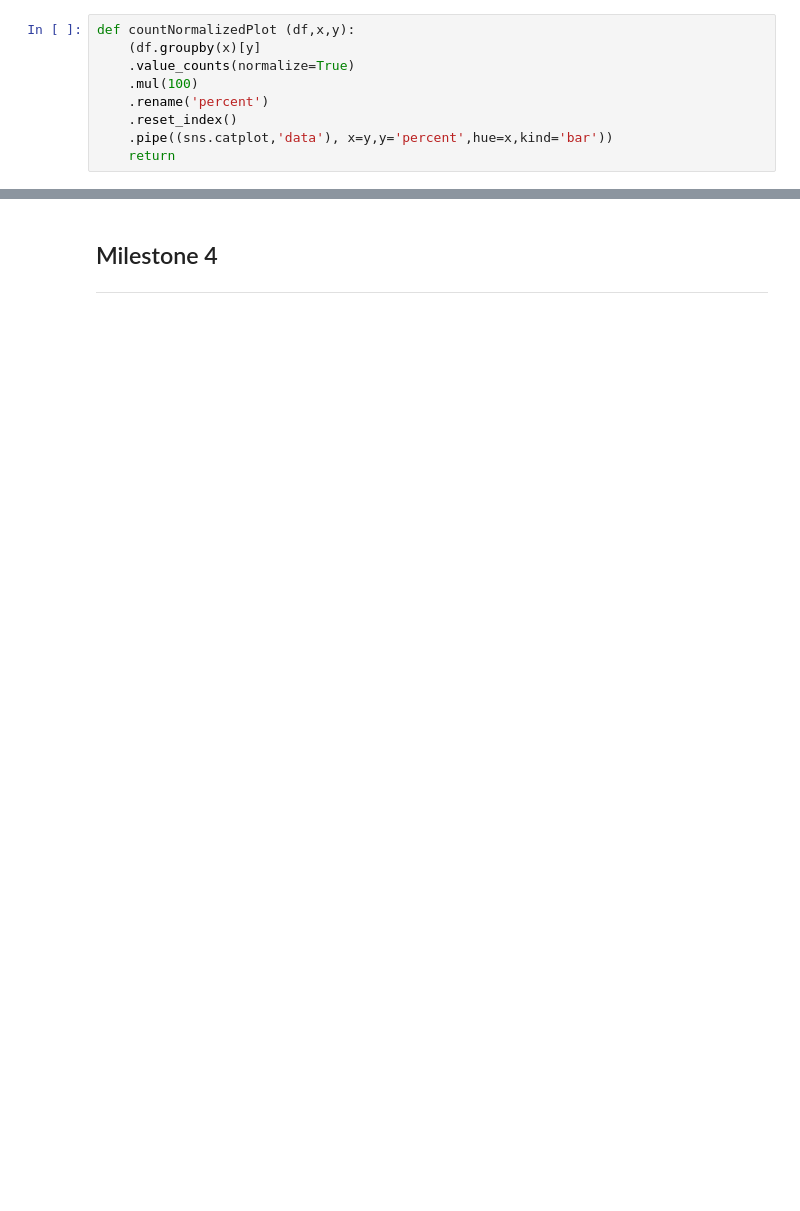
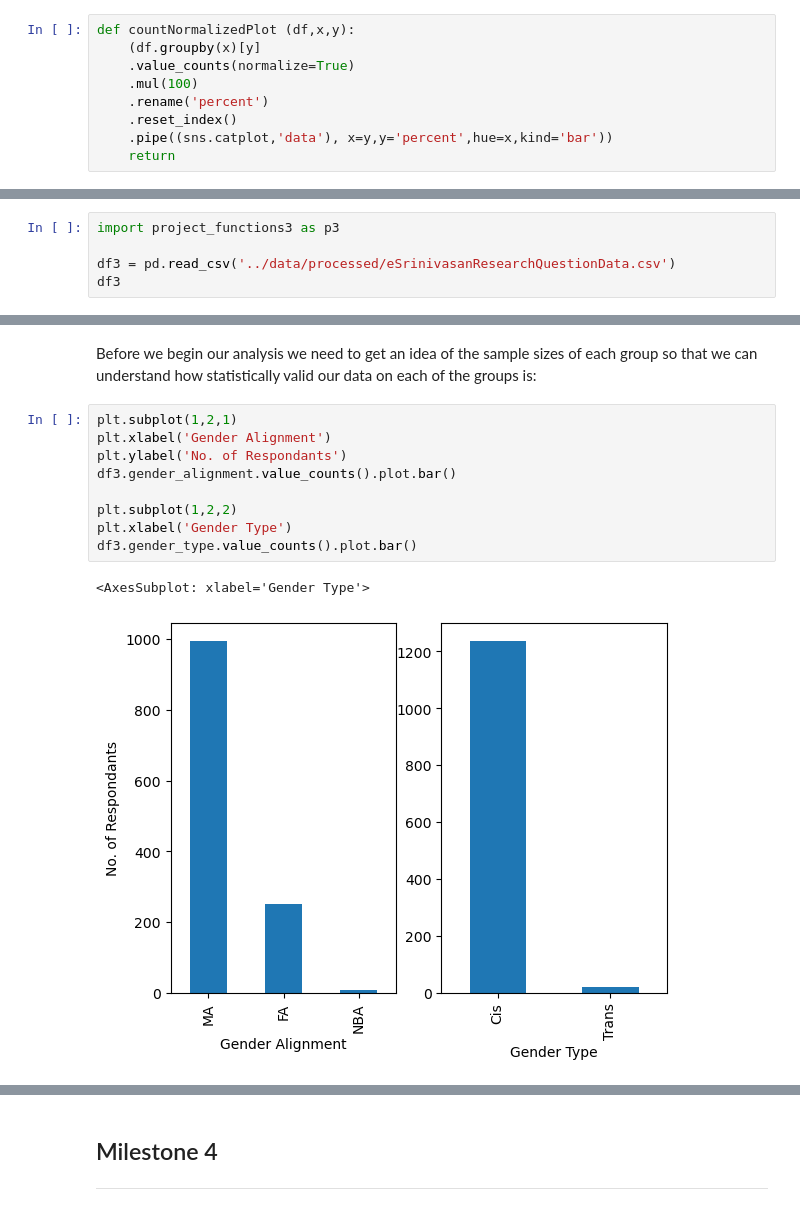
Before and after one commit to ubco-W2022T1-cosc301/project-group06, a Jupyter notebook: notebooks/analysis3.ipynb, the cells around one changed output, grey strips where cells are left out. Saved outputs shown, nothing was run; the diff lists cells and outputs as text; blank space fills up the shorter version.

```diff
--- a/notebooks/analysis3.ipynb
+++ b/notebooks/analysis3.ipynb
@@ -258,0 +325,5 @@ Task 4 is completed in groupAnalysis.ipynb.
+# %%
+import project_functions3 as p3
+
+df3 = pd.read_csv('../data/processed/eSrinivasanResearchQuestionData.csv')
+df3
@@ -258,0 +344,14 @@ Task 4 is completed in groupAnalysis.ipynb.
+# %% [markdown]
+Before we begin our analysis we need to get an idea of the sample sizes of each group so that we can understand how statistically valid our data on each of the groups is:
+# %%
+plt.subplot(1,2,1)
+plt.xlabel('Gender Alignment')
+plt.ylabel('No. of Respondants')
+df3.gender_alignment.value_counts().plot.bar()
+
+plt.subplot(1,2,2)
+plt.xlabel('Gender Type')
+df3.gender_type.value_counts().plot.bar()
+# %% [output]
+<AxesSubplot: xlabel='Gender Type'>
+[figure, added]
```
Also changed, not shown: parts of 33 cells of this notebook, 2 other files.
